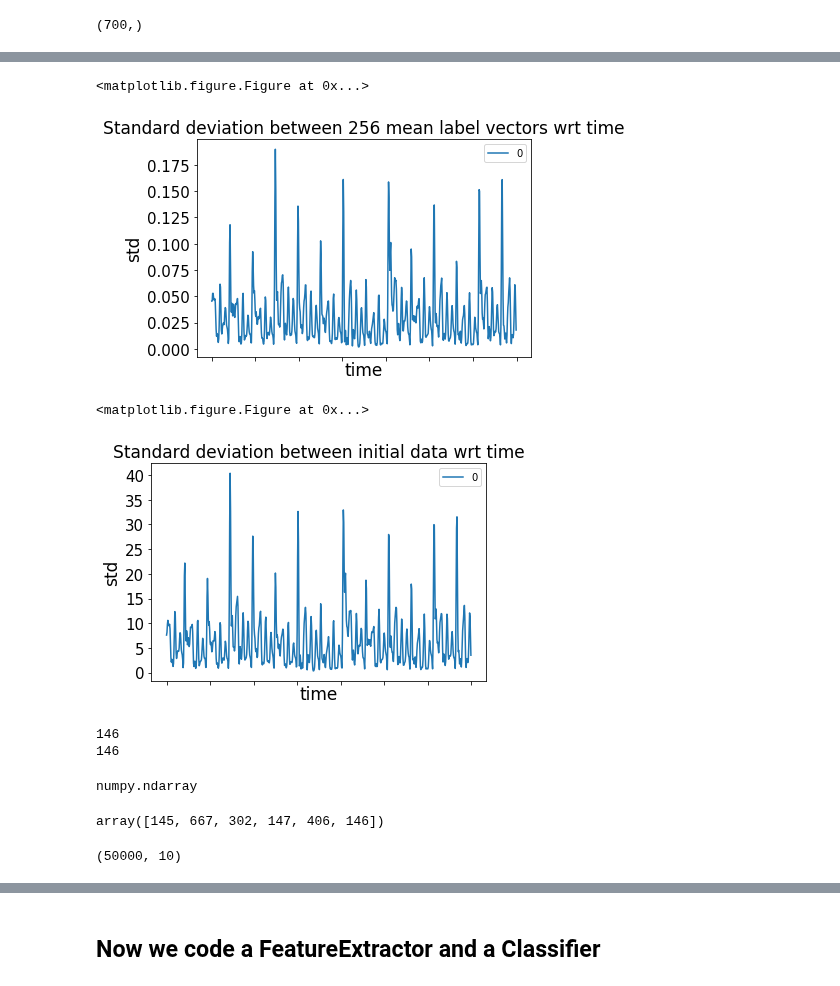
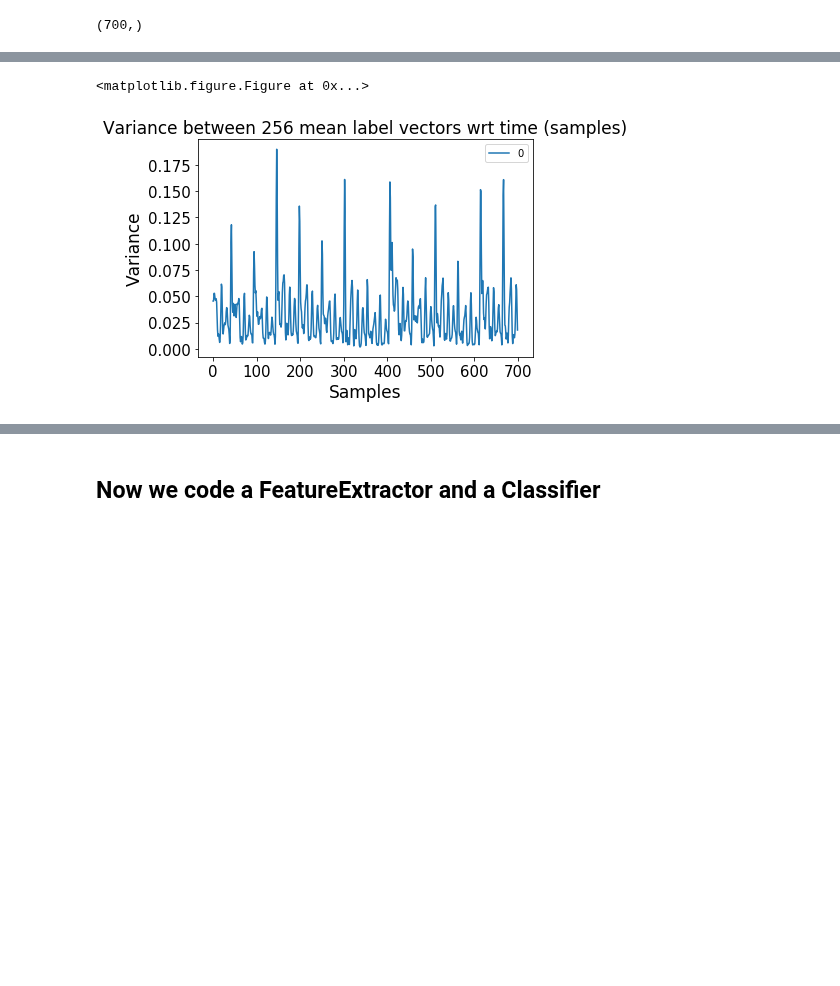
Before and after one commit to luvf/Side_channel_challenge, a Jupyter notebook: FeatureSelection.ipynb, the cells around one changed output, grey strips where cells are left out. Cells and saved outputs as stored; diff of their text form; code cells hidden in the pictures; blank space fills up the shorter version.

```diff
--- a/FeatureSelection.ipynb
+++ b/FeatureSelection.ipynb
@@ -16,6 +16,8 @@ X, y = get_train_data()
 from sklearn.metrics import pairwise_distances
 from sklearn.preprocessing import StandardScaler
 from sklearn.decomposition import PCA
+from sklearn.decomposition import PCA
+from sklearn.discriminant_analysis import LinearDiscriminantAnalysis
 
 def get_stat_vectors(X, y):
     '''Computes the mean, variance, and std feature vector corresponding to each label'''
@@ -33,11 +35,20 @@ def get_stat_vectors(X, y):
         std_vector = X[y==label].std(axis=0)
         std_vectors.append(std_vector)
 
+def get_mean_vectors(X, y):
+    '''Computes the mean, variance, and std feature vector corresponding to each label'''
+    mean_vectors = []
+    var_vectors  = []
+    std_vectors  = []
 
-    return np.array(mean_vectors), np.array(var_vectors), np.array(std_vectors)
+    for label in range(256):
+        mean_vector = X[y==label].mean(axis=0)
+        mean_vectors.append(mean_vector)
+
+    return np.array(mean_vectors)
 
 def get_sum(v, metric='euclidean'):
     return pairwise_distances(v, metric=metric).sum(axis=0)
 # %%
 # We compute mean label vectors
-mean_vectors, var_vectors, std_vectors = get_stat_vectors(X, y)
+mean_vectors = get_mean_vectors(X, y)
@@ -71,30 +64,13 @@ print(var.shape)
 # %%
 plt.figure(figsize=(20,10))
 df_var = pd.DataFrame(var)
 df_var.plot()
-plt.title("Standard deviation between 256 mean label vectors wrt time",fontsize=17)
-plt.xlabel("time",fontsize=17)
-plt.xticks(fontsize=15, visible=False)
-plt.ylabel("std",fontsize=17)
-plt.yticks(fontsize=15)
-
-
-plt.figure(figsize=(20,10))
-df_var_X = pd.DataFrame(X.var(axis=0))
-df_var_X.plot()
-plt.title("Standard deviation between initial data wrt time",fontsize=17)
-plt.xlabel("time",fontsize=17)
-plt.xticks(fontsize=15, visible=False)
-plt.ylabel("std",fontsize=17)
+plt.title("Variance between 256 mean label vectors wrt time (samples)",fontsize=17)
+plt.xlabel("Samples",fontsize=17)
+plt.xticks(fontsize=15, visible=True)
+plt.ylabel("Variance",fontsize=17)
 plt.yticks(fontsize=15)
 plt.show()
-
-print(np.argmax(df_var.values))
-print(np.argmax(df_var_X.values))
 # %% [output]
 <matplotlib.figure.Figure at 0x...>
-[figure, old version]
+[figure, new version]
-<matplotlib.figure.Figure at 0x...>
-[figure, removed]
-146
-146
@@ -103,14 +76,0 @@ X_var = X.values.var(axis=0)
-# %%
-type(X_var)
-# %% [output]
-numpy.ndarray
-# %%
-np.argpartition(X_var, -6)[-6:].values
-# %% [output]
-array([145, 667, 302, 147, 406, 146])
-# %%
-
-g = [X.values[:,i-5:i+5] for i in l]
-g[0].shape
-# %% [output]
-(50000, 10)
```
Also changed, not shown: parts of 31 cells of this notebook.
